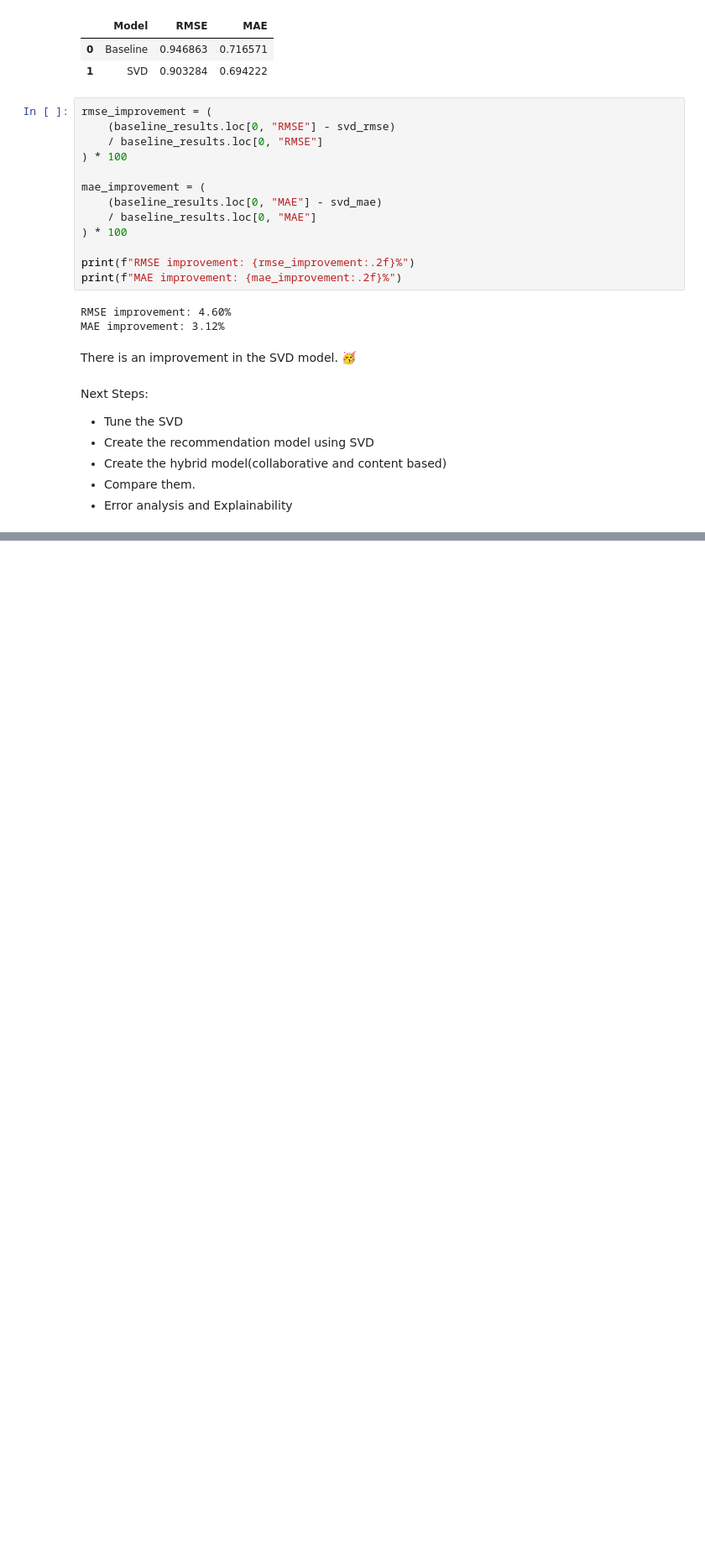
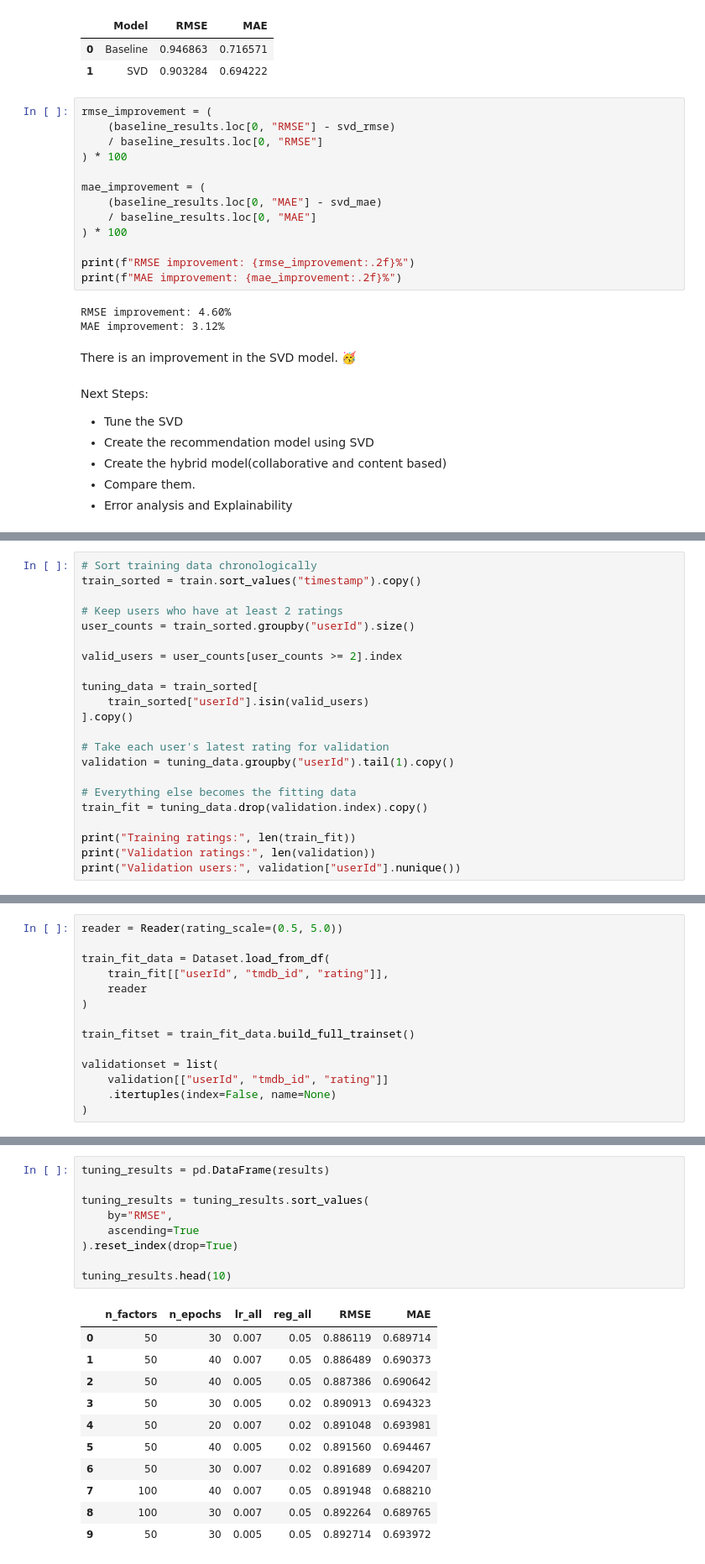
Before and after one commit to AwendyG/Movie-Recommendation-Capstone, a Jupyter notebook: Capstone.ipynb, the cells around one changed output, grey strips where cells are left out. Shown at 84% size. Saved outputs shown, nothing was run; the diff lists cells and outputs as text; blank space fills up the shorter version.

```diff
--- a/Capstone.ipynb
+++ b/Capstone.ipynb
@@ -1819,0 +1837,22 @@ Next Steps:
+# %%
+# Sort training data chronologically
+train_sorted = train.sort_values("timestamp").copy()
+
+# Keep users who have at least 2 ratings
+user_counts = train_sorted.groupby("userId").size()
+
+valid_users = user_counts[user_counts >= 2].index
+
+tuning_data = train_sorted[
+    train_sorted["userId"].isin(valid_users)
+].copy()
+
+# Take each user's latest rating for validation
+validation = tuning_data.groupby("userId").tail(1).copy()
+
+# Everything else becomes the fitting data
+train_fit = tuning_data.drop(validation.index).copy()
+
+print("Training ratings:", len(train_fit))
+print("Validation ratings:", len(validation))
+print("Validation users:", validation["userId"].nunique())
@@ -1819,0 +1863,14 @@ Next Steps:
+# %%
+reader = Reader(rating_scale=(0.5, 5.0))
+
+train_fit_data = Dataset.load_from_df(
+    train_fit[["userId", "tmdb_id", "rating"]],
+    reader
+)
+
+train_fitset = train_fit_data.build_full_trainset()
+
+validationset = list(
+    validation[["userId", "tmdb_id", "rating"]]
+    .itertuples(index=False, name=None)
+)
@@ -1819,0 +1937,21 @@ Next Steps:
+# %%
+tuning_results = pd.DataFrame(results)
+
+tuning_results = tuning_results.sort_values(
+    by="RMSE",
+    ascending=True
+).reset_index(drop=True)
+
+tuning_results.head(10)
+# %% [output]
+|  | n_factors | n_epochs | lr_all | reg_all | RMSE | MAE |
+| 0 | 50 | 30 | 0.007 | 0.05 | 0.886119 | 0.689714 |
+| 1 | 50 | 40 | 0.007 | 0.05 | 0.886489 | 0.690373 |
+| 2 | 50 | 40 | 0.005 | 0.05 | 0.887386 | 0.690642 |
+| 3 | 50 | 30 | 0.005 | 0.02 | 0.890913 | 0.694323 |
+| 4 | 50 | 20 | 0.007 | 0.02 | 0.891048 | 0.693981 |
+| 5 | 50 | 40 | 0.005 | 0.02 | 0.891560 | 0.694467 |
+| 6 | 50 | 30 | 0.007 | 0.02 | 0.891689 | 0.694207 |
+| 7 | 100 | 40 | 0.007 | 0.05 | 0.891948 | 0.688210 |
+| 8 | 100 | 30 | 0.007 | 0.05 | 0.892264 | 0.689765 |
+| 9 | 50 | 30 | 0.005 | 0.05 | 0.892714 | 0.693972 |
```
Also changed, not shown: parts of 32 cells of this notebook.
